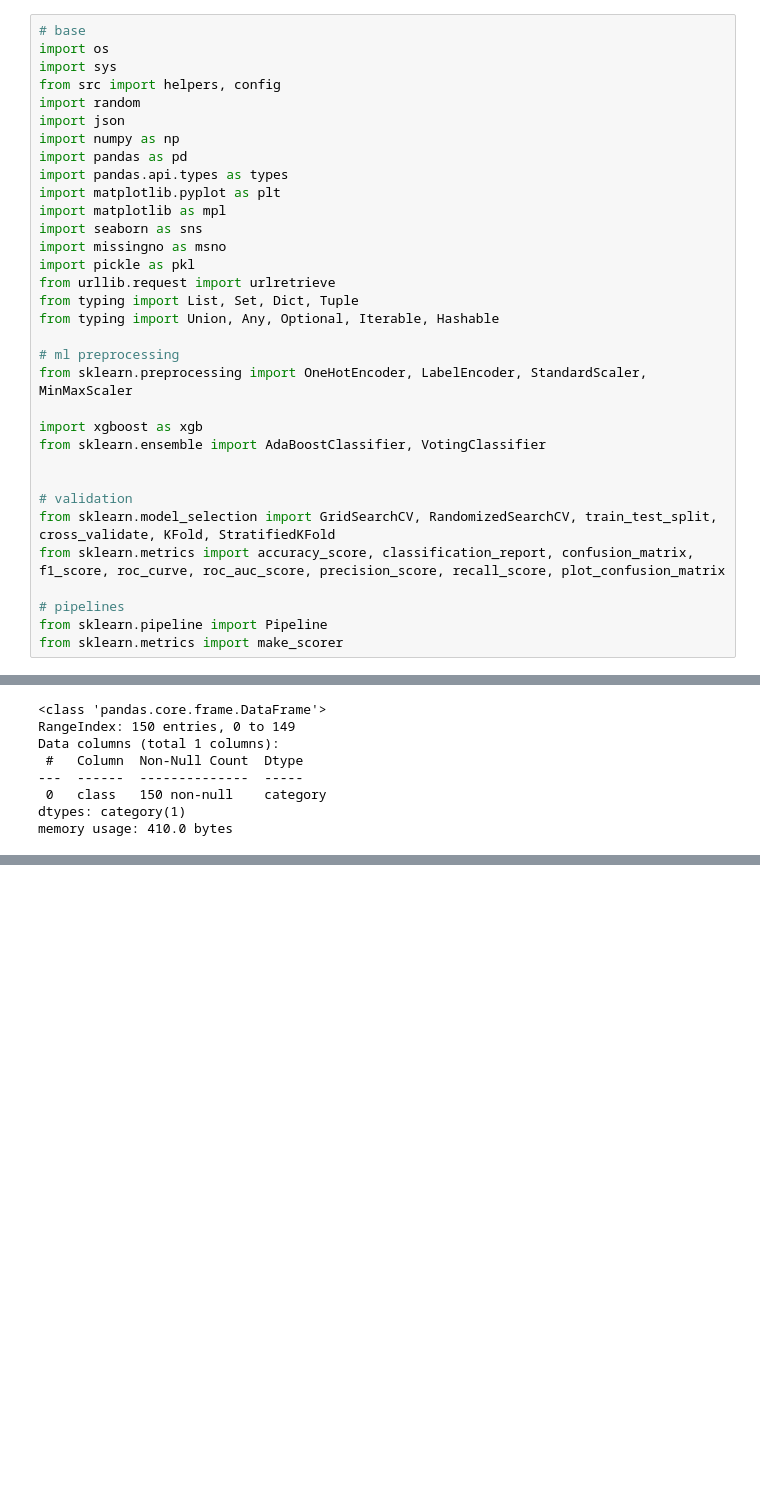
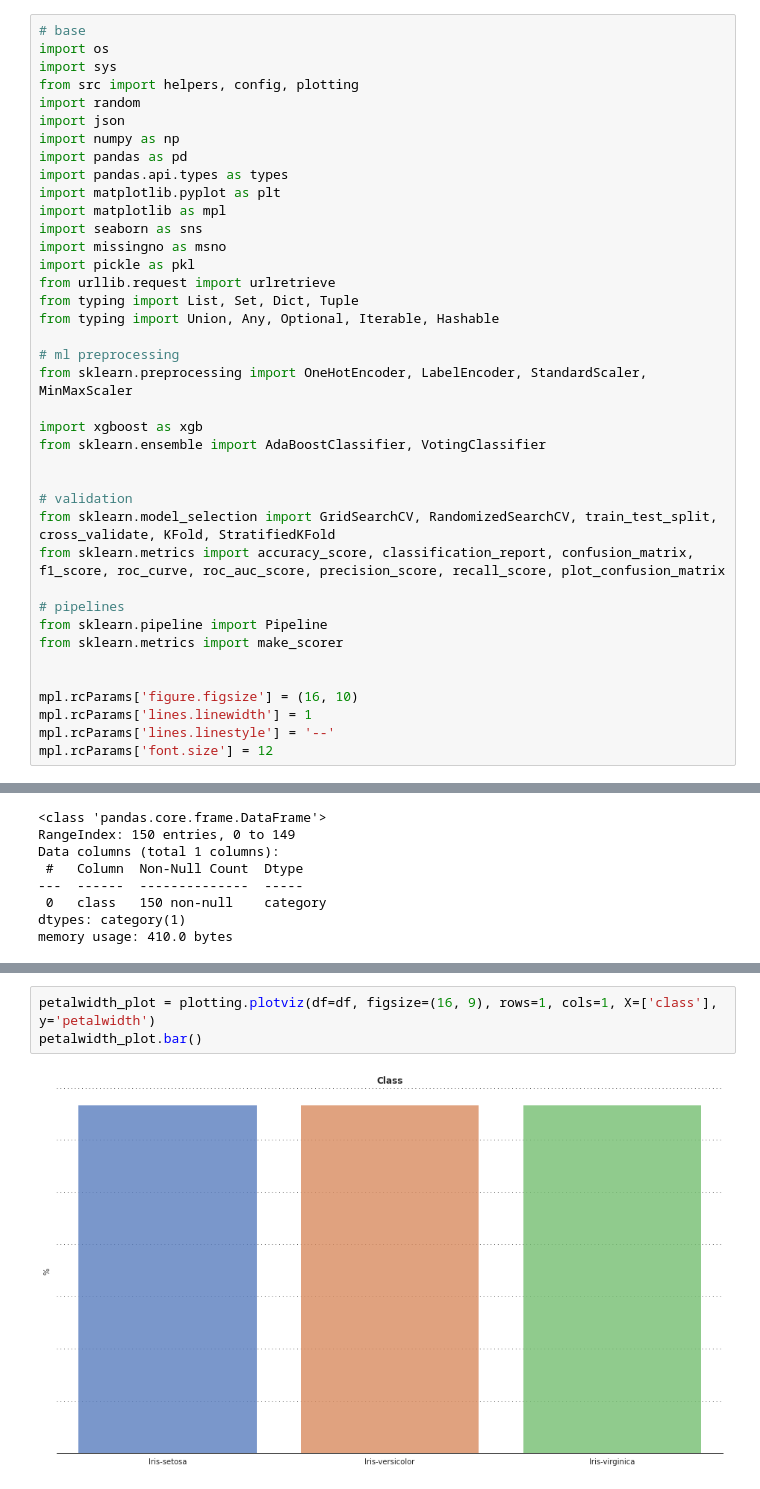
Before and after one commit to csanry/aml, a Jupyter notebook: notebooks/template.ipynb, the cells around one changed output, grey strips where cells are left out. Saved outputs shown, nothing was run; the diff lists cells and outputs as text; blank space fills up the shorter version.

Commit message:
added random and gridsearch, abstracted plotting functions, train-test-split, preprocessing scaling etc

```diff
--- a/notebooks/template.ipynb
+++ b/notebooks/template.ipynb
@@ -2,7 +2,7 @@
 # base
 import os
 import sys
-from src import helpers, config
+from src import helpers, config, plotting
 import random
 import json
 import numpy as np
@@ -31,6 +31,12 @@ from sklearn.metrics import accuracy_score, classification_report, confusion_mat
 # pipelines
 from sklearn.pipeline import Pipeline
 from sklearn.metrics import make_scorer
+
+
+mpl.rcParams['figure.figsize'] = (16, 10)
+mpl.rcParams['lines.linewidth'] = 1
+mpl.rcParams['lines.linestyle'] = '--'
+mpl.rcParams['font.size'] = 12
 # %%
 # test
 config.TRAIN_FILE_PATH
@@ -163,0 +151,5 @@ helpers.get_dtypes(df)
+# %%
+petalwidth_plot = plotting.plotviz(df=df, figsize=(16, 9), rows=1, cols=1, X=['class'], y='petalwidth')
+petalwidth_plot.bar()
+# %% [output]
+[figure, added]
```
Also changed, not shown: parts of 33 cells of this notebook.
